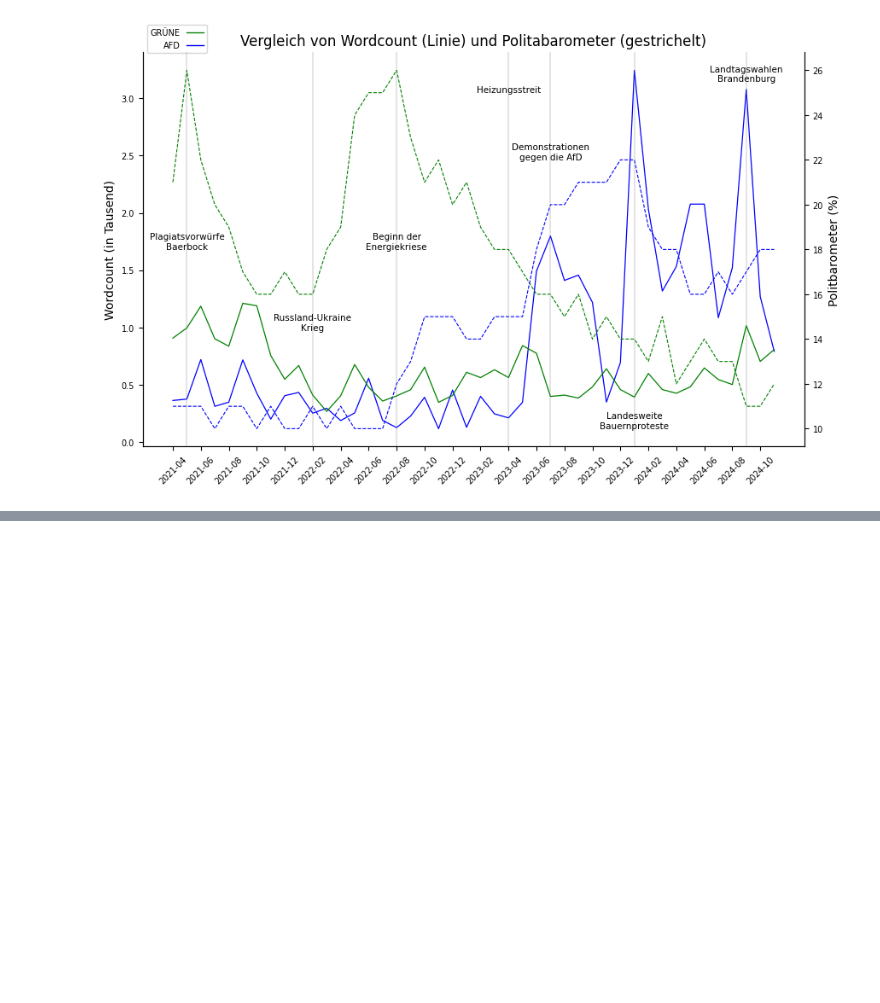
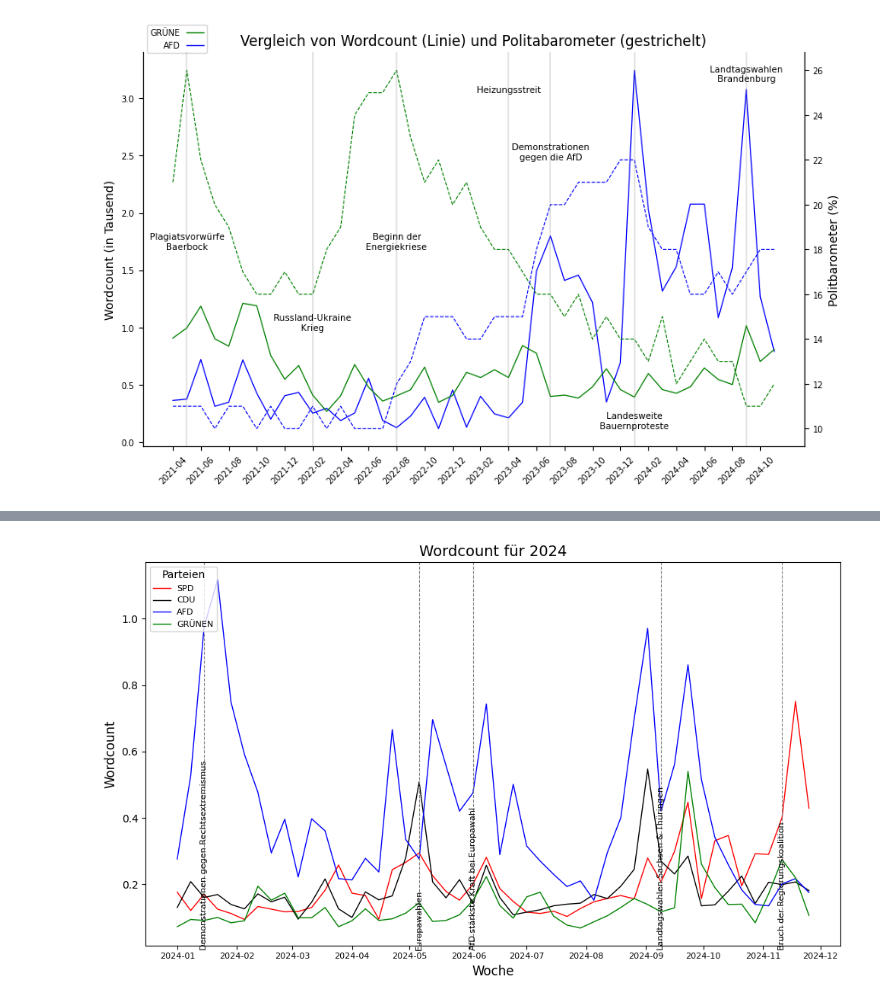
Before and after one commit to Reimser/ads_05_studienarbeit, a Jupyter notebook: source/notebooks/visualize.ipynb, the cells around one changed output, grey strips where cells are left out. Drawn from its saved outputs; the diff is of its cells as text; code cells hidden in the pictures; blank space fills up the shorter version.

```diff
--- a/source/notebooks/visualize.ipynb
+++ b/source/notebooks/visualize.ipynb
@@ -38,3 +38,12 @@ wordcount_df.head()
 | 2 | 2021-04-01 | afd | uebermedien | 5 | 2021-04 | 2021Q2 |
 | 3 | 2021-04-01 | cdu | berliner | 1 | 2021-04 | 2021Q2 |
 | 4 | 2021-04-01 | cdu | dlf | 6 | 2021-04 | 2021Q2 |
+# %%
+# Sicherstellen, dass die 'date'-Spalte als datetime-Objekt vorliegt
+wordcount_df["date"] = pd.to_datetime(wordcount_df["date"])
+
+# Woche hinzufügen: Startdatum der Woche berechnen
+wordcount_df["week"] = wordcount_df["date"].dt.to_period("W").apply(lambda r: r.start_time)
+
+# Ergebnis anzeigen
+print(wordcount_df.head())
@@ -47,3 +63,12 @@ wahlen_df.head()
 | 2 | 2021-05-21 | 24 | 14 | 25 | 11 | 7 | 11 | 0 | 2021Q2 | 2021-05 |
 | 3 | 2021-06-10 | 28 | 15 | 22 | 10 | 7 | 11 | 0 | 2021Q2 | 2021-06 |
 | 4 | 2021-06-25 | 29 | 14 | 22 | 10 | 7 | 10 | 0 | 2021Q2 | 2021-06 |
+# %%
+# Sicherstellen, dass die 'date'-Spalte als datetime-Objekt vorliegt
+wahlen_df["date"] = pd.to_datetime(wahlen_df["date"])
+
+# Woche hinzufügen: Startdatum der Woche berechnen
+wahlen_df["week"] = wahlen_df["date"].dt.to_period("W").apply(lambda r: r.start_time)
+
+# Ergebnis anzeigen
+print(wahlen_df.head())
@@ -467,0 +421,72 @@ See the caveats in the documentation: https://pandas.pydata.org/pandas-docs/stab
+# %%
+import matplotlib.pyplot as plt
+import matplotlib.ticker as mticker
+import pandas as pd
+
+# Relevante Parteienfarben
+parteifarben = {
+    "spd": "red",
+    "cdu": "black",
+    "afd": "blue",
+    "grünen": "green",
+}
+
+# Daten filtern: nur das Jahr 2024
+wordcount_2024 = wordcount_df[wordcount_df["date"].dt.year == 2024]
+
+# Daten nach Woche und Partei gruppieren
+df_grouped_wordcount = wordcount_2024.groupby(["week", "word"])["count"].sum().reset_index()
+
+# Events für 2024
+events = [
+    {"date": "2024-01-15", "label": "Demonstrationen gegen Rechtsextremismus", "y_position": 0.8},
+    {"date": "2024-05-06", "label": "Europawahlen", "y_position": 1.0},
+    {"date": "2024-06-03", "label": "AfD stärkste Kraft bei Europawahl", "y_position": 1.2},
+    {"date": "2024-09-09", "label": "Landtagswahlen Sachsen & Thüringen", "y_position": 1.4},
+    {"date": "2024-11-11", "label": "Bruch der Regierungskoalition", "y_position": 1.6},
+]
+
+# Plot erstellen
+plt.figure(figsize=(10, 6))
+ax1 = plt.gca()
+
+# Plot für Wordcount-Daten (pro Woche)
+for word in ["spd", "cdu", "afd", "grünen"]:
+    temp_df = df_grouped_wordcount[df_grouped_wordcount["word"] == word]
+    ax1.plot(
+        temp_df["week"],
+        temp_df["count"],
+        label=word.upper(),
+        color=parteifarben.get(word, "grey"),
+        linewidth=1,
+    )
+
+# Achsentitel und Skalierung
+ax1.set_xlabel("Woche", fontsize=12)
+ax1.set_ylabel("Wordcount", fontsize=12)
+ax1.tick_params(axis="y", labelcolor="black")
+ax1.tick_params(axis="x", labelsize=8)
+ax1.yaxis.set_major_formatter(mticker.FuncFormatter(lambda x, _: f"{x * 0.001:.1f}"))
+
+# Ereignisse markieren
+for event in events:
+    plt.axvline(pd.to_datetime(event["date"]), color="grey", linestyle="--", linewidth=0.8)
+    plt.text(
+        pd.to_datetime(event["date"]),
+        event["y_position"],
+        event["label"],
+        rotation=90,
+        fontsize=8,
+        va="bottom",
+        ha="center",
+    )
+
+# Legende
+plt.legend(title="Parteien", loc="upper left", fontsize=8)
+plt.title("Wordcount für 2024", fontsize=14)
+plt.tight_layout()
+
+# Plot anzeigen
+plt.show()
+# %% [output]
+[figure, added]
```
Also changed, not shown: parts of 6 cells of this notebook, 1 other file.
